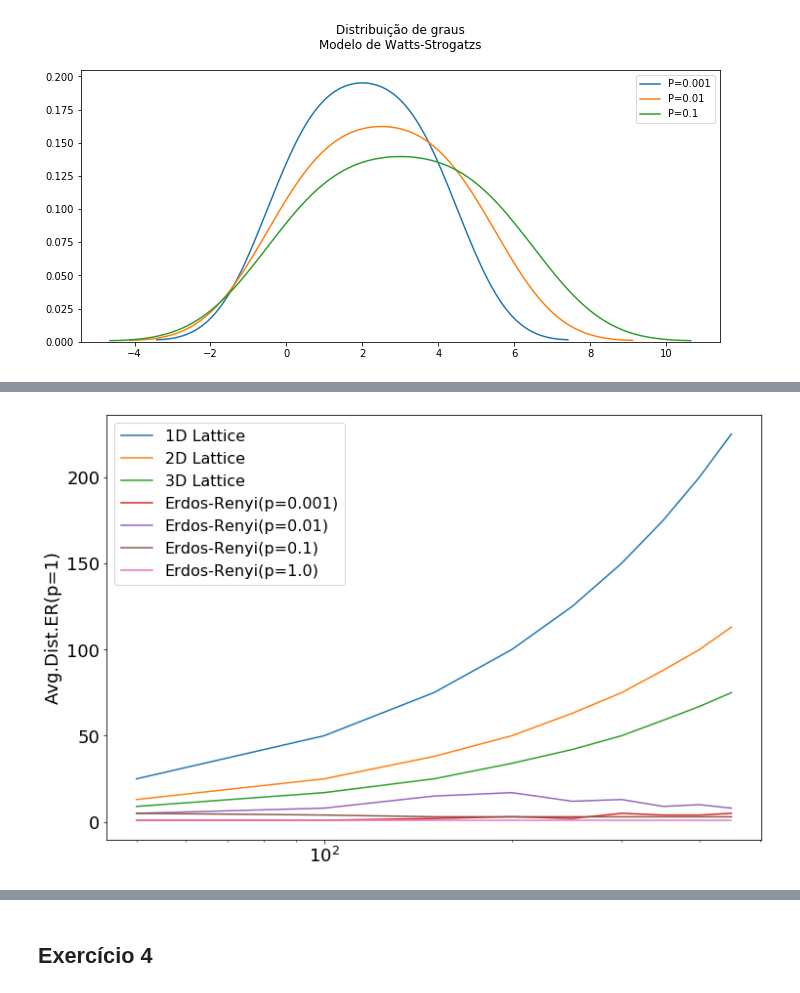
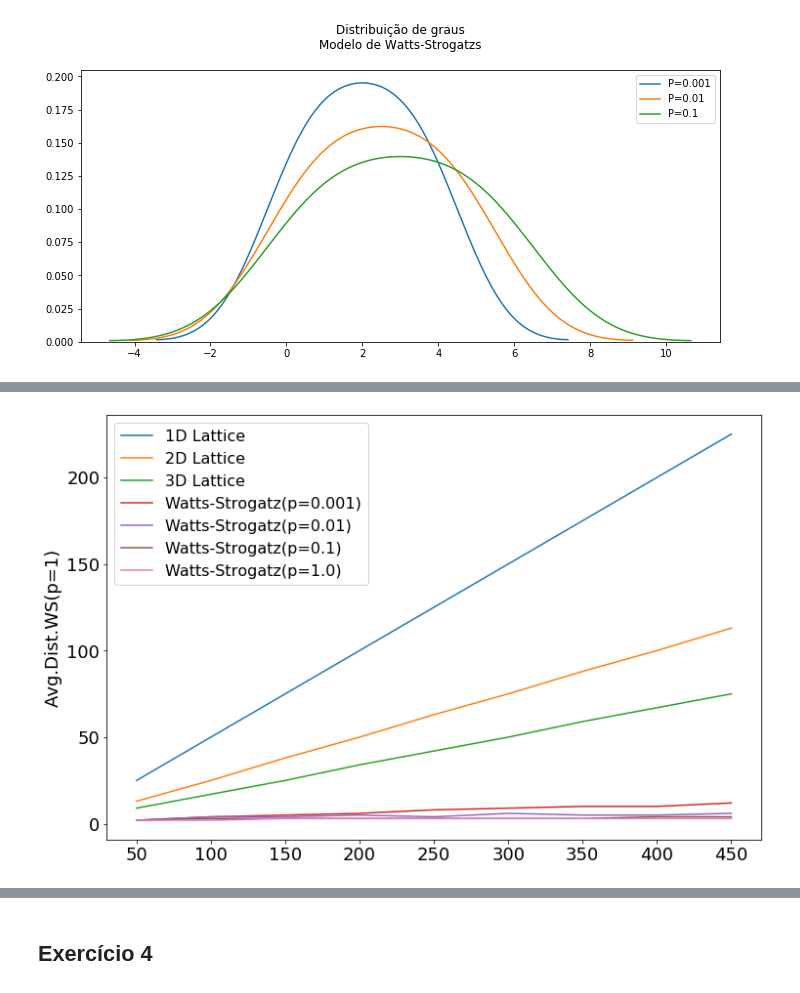
Before and after one commit to guimilan/redes_complexas, a Jupyter notebook: lista3/Lista3_wip.ipynb, the cells around one changed output, grey strips where cells are left out. Cells and saved outputs as stored; diff of their text form; code cells hidden in the pictures.

```diff
--- a/lista3/Lista3_wip.ipynb
+++ b/lista3/Lista3_wip.ipynb
@@ -312,6 +351,6 @@ for index, p in enumerate([0.001, 0.01, 0.1]):
 # %%
-ex3_lat = pd.DataFrame(columns=['Avg.Dist.1D','Avg.Dist.2D','Avg.Dist.3D','Avg.Dist.ER(p=0.001)',
-                               'Avg.Dist.ER(p=0.01)','Avg.Dist.ER(p=0.1)','Avg.Dist.ER(p=1)'])
+ex3_lat = pd.DataFrame(columns=['Avg.Dist.1D','Avg.Dist.2D','Avg.Dist.3D','Avg.Dist.WS(p=0.001)',
+                               'Avg.Dist.WS(p=0.01)','Avg.Dist.WS(p=0.1)','Avg.Dist.WS(p=1)'])
 n = 1
 
 for n in range(50,500,50):
@@ -324,15 +363,21 @@ for n in range(50,500,50):
     dims = [int(n**(1/3)), int(n**(1/3)), int(n**(1/3))]
     grid_3d = nx.watts_strogatz_graph(n, 6, 0, seed=None)
 
-    er_0001 = nx.gnp_random_graph(n=n, p=0.001, seed=None, directed=False)
-    er_001 = nx.gnp_random_graph(n=n, p=0.01, seed=None, directed=False)
-    er_01 = nx.gnp_random_graph(n=n, p=0.1, seed=None, directed=False)
-    er_1 = nx.gnp_random_graph(n=n, p=1, seed=None, directed=False)
+    #er_0001 = nx.gnp_random_graph(n=n, p=0.001, seed=None, directed=False)
+    #er_001 = nx.gnp_random_graph(n=n, p=0.01, seed=None, directed=False)
+    #er_01 = nx.gnp_random_graph(n=n, p=0.1, seed=None, directed=False)
+    #er_1 = nx.gnp_random_graph(n=n, p=1, seed=None, directed=False)
 
-    giant_comp_0001 = sorted(nx.connected_component_subgraphs(er_0001), key = len, reverse=True)[0]
-    giant_comp_001 = sorted(nx.connected_component_subgraphs(er_001), key = len, reverse=True)[0]
-    giant_comp_01 = sorted(nx.connected_component_subgraphs(er_01), key = len, reverse=True)[0]
-    giant_comp_1 = sorted(nx.connected_component_subgraphs(er_1), key = len, reverse=True)[0]
+    ws_0001 = nx.watts_strogatz_graph(n=n, k=30, p=0.001, seed=None)
+    ws_001 = nx.watts_strogatz_graph(n=n, k=30, p=0.01, seed=None)
+    ws_01 = nx.watts_strogatz_graph(n=n, k=30, p=0.1, seed=None)
+    ws_1 = nx.watts_strogatz_graph(n=n, k=30, p=1, seed=None)
+
+
+    giant_comp_0001 = sorted(nx.connected_component_subgraphs(ws_0001), key = len, reverse=True)[0]
+    giant_comp_001 = sorted(nx.connected_component_subgraphs(ws_001), key = len, reverse=True)[0]
+    giant_comp_01 = sorted(nx.connected_component_subgraphs(ws_01), key = len, reverse=True)[0]
+    giant_comp_1 = sorted(nx.connected_component_subgraphs(ws_1), key = len, reverse=True)[0]
 
     diam_1d = nx.diameter(grid_1d)
     diam_2d = nx.diameter(grid_2d)
@@ -346,5 +391,4 @@ for n in range(50,500,50):
     #avg_3d = len(grid_3d)/grid_1d.number_of_edges()
     ex3_lat.loc[n] = [diam_1d, diam_2d, diam_3d, diam_rand0001, diam_rand_001, diam_rand01, diam_rand1]
 
-ex3_lat = ex3_lat.astype('int32')
-ex3_lat
+ex3_lat = ex3_lat.astype('int32');
@@ -362,17 +395,21 @@ ex3_lat
 # %%
 fig, axis = plt.subplots(1,1, figsize=(12,8))
 
 
 sns.lineplot(x=ex3_lat['Avg.Dist.1D'].index,y=ex3_lat['Avg.Dist.1D'],ax=axis, label='1D Lattice')
 sns.lineplot(x=ex3_lat['Avg.Dist.2D'].index,y=ex3_lat['Avg.Dist.2D'],ax=axis, label='2D Lattice')
 sns.lineplot(x=ex3_lat['Avg.Dist.3D'].index,y=ex3_lat['Avg.Dist.3D'],ax=axis, label='3D Lattice')
-sns.lineplot(x=ex3_lat['Avg.Dist.ER(p=0.001)'].index,y=ex3_lat['Avg.Dist.ER(p=0.001)'],ax=axis, label='Erdos-Renyi(p=0.001)')
-sns.lineplot(x=ex3_lat['Avg.Dist.ER(p=0.01)'].index,y=ex3_lat['Avg.Dist.ER(p=0.01)'],ax=axis, label='Erdos-Renyi(p=0.01)')
-sns.lineplot(x=ex3_lat['Avg.Dist.ER(p=0.1)'].index,y=ex3_lat['Avg.Dist.ER(p=0.1)'],ax=axis, label='Erdos-Renyi(p=0.1)')
-g = sns.lineplot(x=ex3_lat['Avg.Dist.ER(p=1)'].index,y=ex3_lat['Avg.Dist.ER(p=1)'],ax=axis, label='Erdos-Renyi(p=1.0)')
-g.set(xscale='log')
+sns.lineplot(x=ex3_lat['Avg.Dist.WS(p=0.001)'].index,y=ex3_lat['Avg.Dist.WS(p=0.001)'],ax=axis,
+             label='Watts-Strogatz(p=0.001)')
+sns.lineplot(x=ex3_lat['Avg.Dist.WS(p=0.01)'].index,y=ex3_lat['Avg.Dist.WS(p=0.01)'],ax=axis,
+             label='Watts-Strogatz(p=0.01)')
+sns.lineplot(x=ex3_lat['Avg.Dist.WS(p=0.1)'].index,y=ex3_lat['Avg.Dist.WS(p=0.1)'],ax=axis,
+             label='Watts-Strogatz(p=0.1)')
+g = sns.lineplot(x=ex3_lat['Avg.Dist.WS(p=1)'].index,y=ex3_lat['Avg.Dist.WS(p=1)'],ax=axis,
+                 label='Watts-Strogatz(p=1.0)')
+#g.set(xscale='log')
 
 axis.legend(fontsize=16)
 set_ax_fontsize(axis, 18)
 # %% [output]
-[figure, old version]
+[figure, new version]
```
Also changed, not shown: parts of 37 cells of this notebook, 1 other file.
